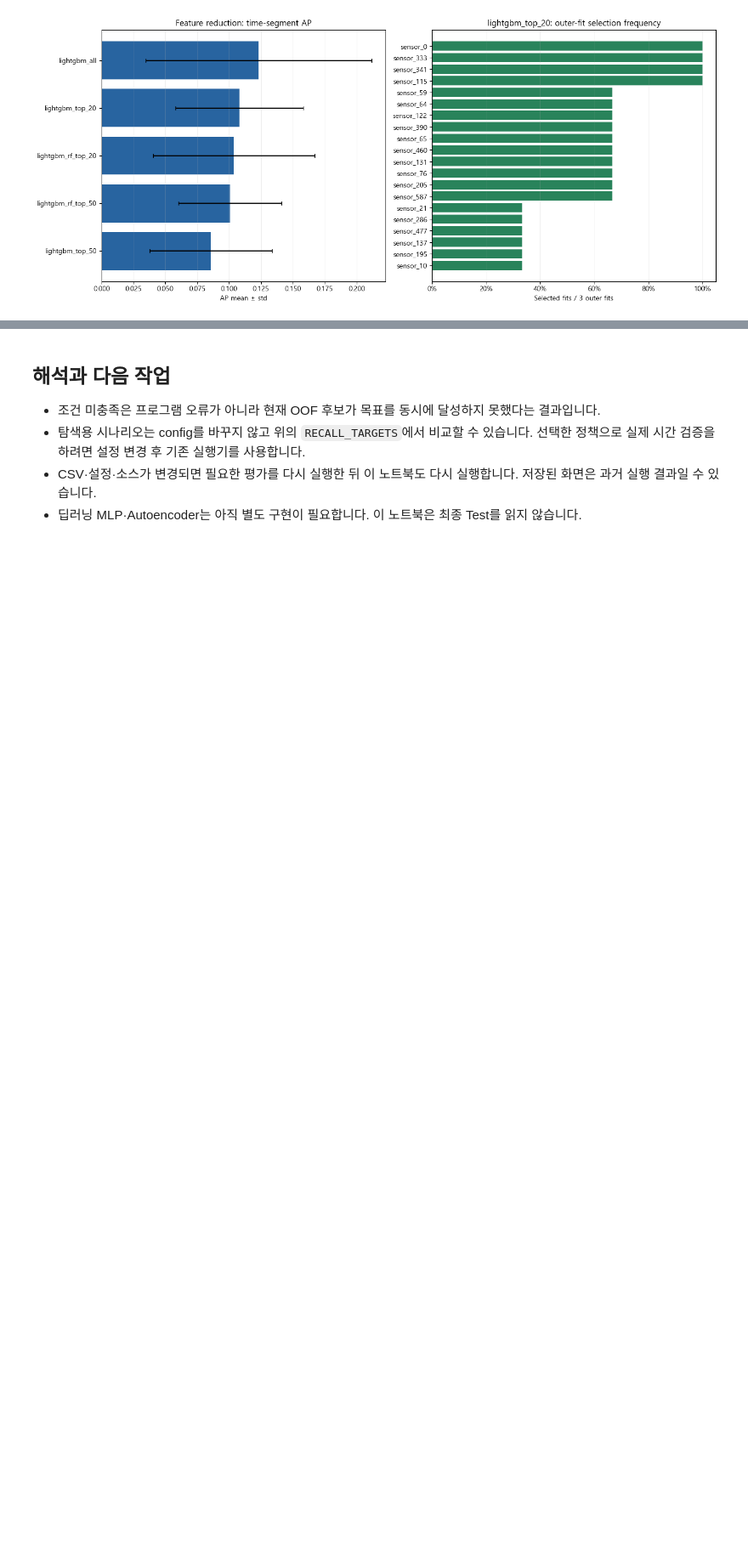
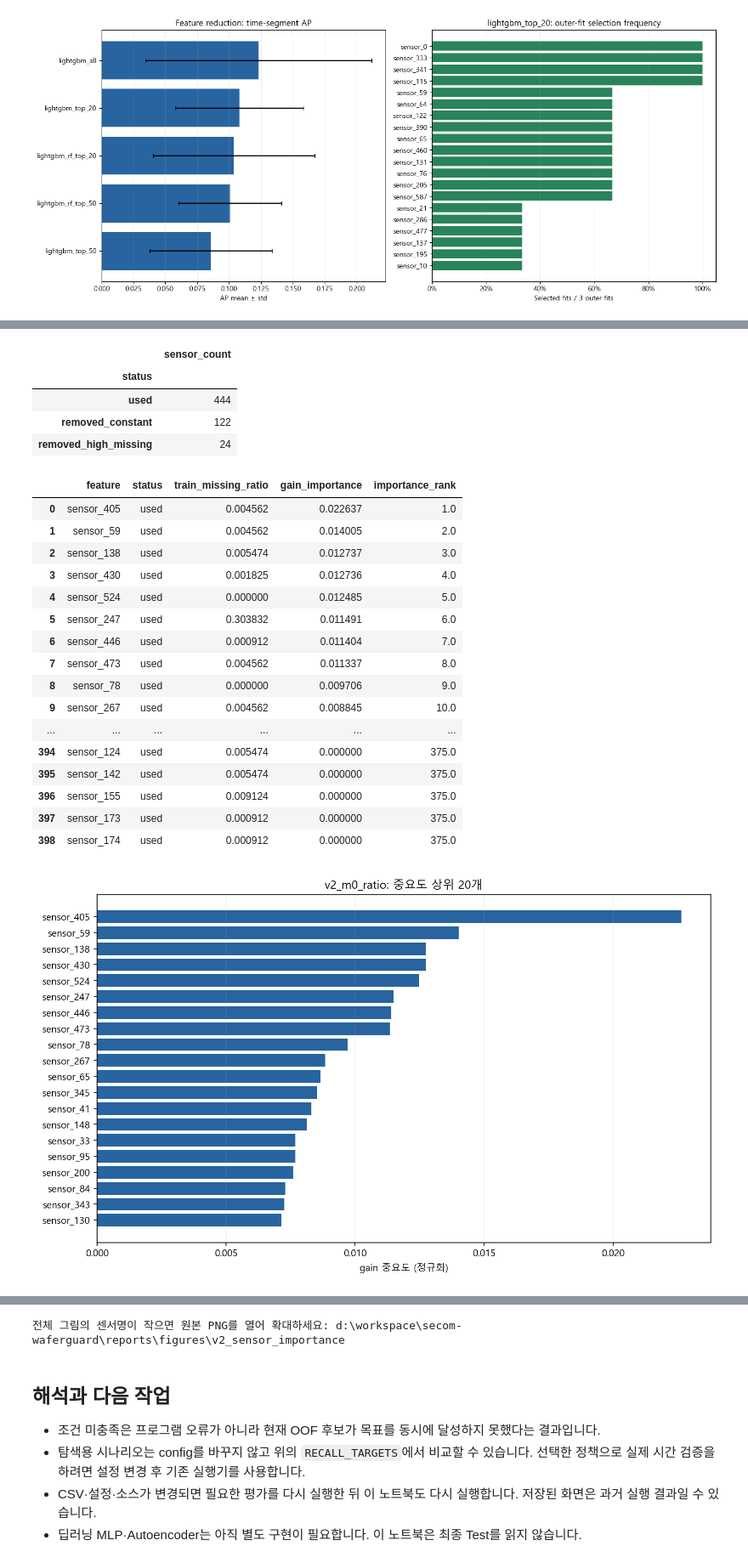
Before and after one commit to didgustmd23/secom-waferguard, a Jupyter notebook: reports/analysis.ipynb, the cells around one changed output, grey strips where cells are left out. Shown at 85% size. Drawn from its saved outputs; the diff is of its cells as text; code cells hidden in the pictures; blank space fills up the shorter version.

```diff
--- a/reports/analysis.ipynb
+++ b/reports/analysis.ipynb
@@ -509,0 +514,50 @@ if feature_summary is not None and frequency is not None:
+# %%
+from pathlib import Path
+import pandas as pd
+from IPython.display import display, Image
+
+# 루트 또는 reports 폴더에서 실행해도 프로젝트 경로를 찾습니다.
+importance_root = next((p for p in [Path.cwd(), *Path.cwd().parents] if (p / 'src/sensor_importance.py').is_file()), None)
+if importance_root is None:
+    raise RuntimeError('프로젝트 폴더에서 노트북을 실행하세요.')
+importance_path = importance_root / 'logs/v2_sensor_importance/feature_importance.csv'
+importance_figures = importance_root / 'reports/figures/v2_sensor_importance'
+if not importance_path.exists():
+    print('중요도 결과가 아직 없습니다. TIME_IMPROVEMENT_V2.md의 중요도 확인 명령을 먼저 실행하세요.')
+else:
+    importance_table = pd.read_csv(importance_path)
+    display(importance_table.groupby('status', sort=False).size().rename('sensor_count').to_frame())
+    # 원본 센서 전체 목록입니다. used의 0과 제거 센서의 NaN을 구분합니다.
+    with pd.option_context('display.max_rows', None):
+        display(importance_table)
+    for importance_name in ('feature_importance_top20.png', 'feature_importance_all.png'):
+        importance_image = importance_figures / importance_name
+        if importance_image.exists():
+            display(Image(filename=str(importance_image), width=1800 if 'all' in importance_name else 1000))
+        else:
+            print(f'그림 없음: {importance_image}')
+    print('전체 그림의 센서명이 작으면 원본 PNG를 열어 확대하세요:', importance_figures)
+# %% [output]
+|  | sensor_count |
+| status |  |
+| used | 444 |
+| removed_constant | 122 |
+| removed_high_missing | 24 |
+|  | feature | status | train_missing_ratio | gain_importance | importance_rank |
+| 0 | sensor_405 | used | 0.004562 | 0.022637 | 1.0 |
+| 1 | sensor_59 | used | 0.004562 | 0.014005 | 2.0 |
+| 2 | sensor_138 | used | 0.005474 | 0.012737 | 3.0 |
+| 3 | sensor_430 | used | 0.001825 | 0.012736 | 4.0 |
+| 4 | sensor_524 | used | 0.000000 | 0.012485 | 5.0 |
+| 5 | sensor_247 | used | 0.303832 | 0.011491 | 6.0 |
+| 6 | sensor_446 | used | 0.000912 | 0.011404 | 7.0 |
+| 7 | sensor_473 | used | 0.004562 | 0.011337 | 8.0 |
+| 8 | sensor_78 | used | 0.000000 | 0.009706 | 9.0 |
+| 9 | sensor_267 | used | 0.004562 | 0.008845 | 10.0 |
+| ... | ... | ... | ... | ... | ... |
+| 394 | sensor_124 | used | 0.005474 | 0.000000 | 375.0 |
+| 395 | sensor_142 | used | 0.005474 | 0.000000 | 375.0 |
+| 396 | sensor_155 | used | 0.009124 | 0.000000 | 375.0 |
+| 397 | sensor_173 | used | 0.000912 | 0.000000 | 375.0 |
+| 398 | sensor_174 | used | 0.000912 | 0.000000 | 375.0 |
+[figure, added]
@@ -510,3 +565,4 @@ if feature_summary is not None and frequency is not None:
+전체 그림의 센서명이 작으면 원본 PNG를 열어 확대하세요: d:\workspace\secom-waferguard\reports\figures\v2_sensor_importance
 # %% [markdown]
 ## 해석과 다음 작업
 
```
Also changed, not shown: parts of 2 cells of this notebook, 59 other files.
